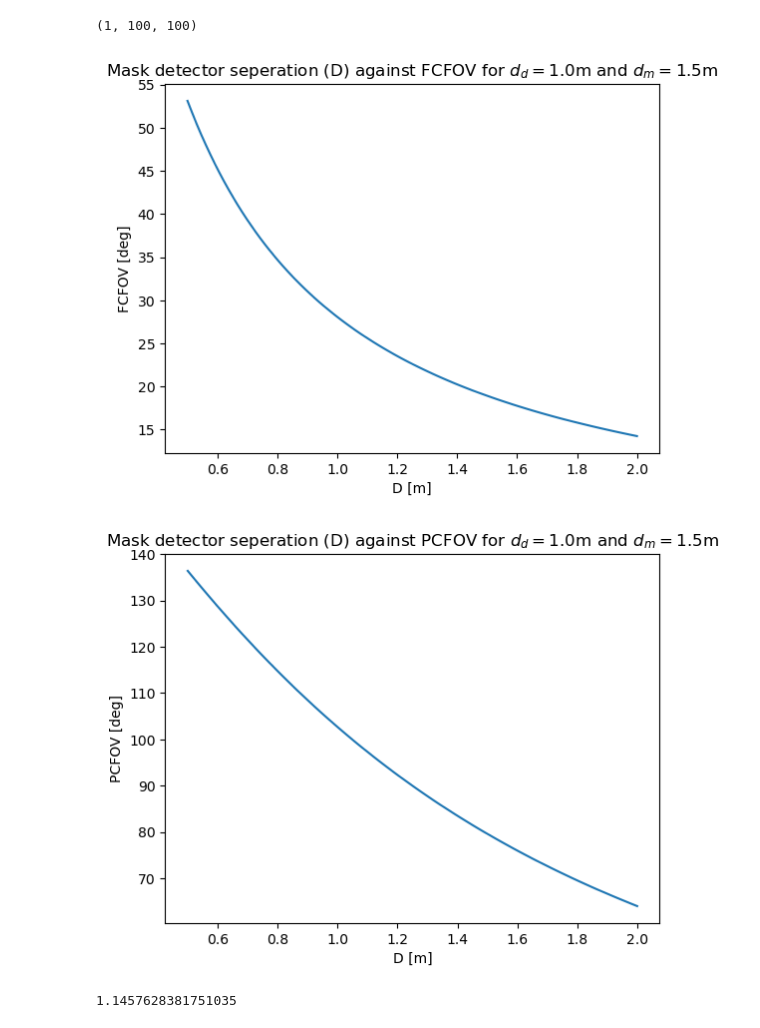
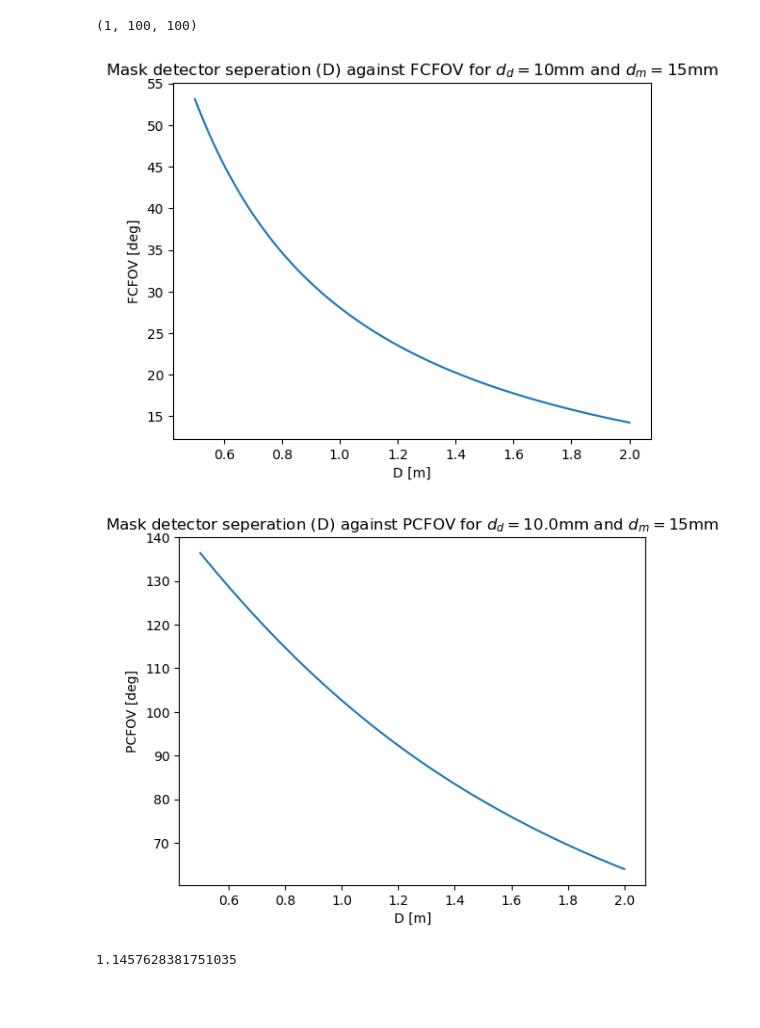
Before and after one commit to kl1ps3r/GRB-group-5, a Jupyter notebook: contour_maps.ipynb, the cells around one changed output. Cells and saved outputs as stored; diff of their text form; code cells hidden in the pictures; blank space fills up the shorter version.

Commit message:
Yeah, another boo boo, corrected values and units in titles of two line plots (PCFOV and FCFOV)

```diff
--- a/contour_maps.ipynb
+++ b/contour_maps.ipynb
@@ -24,26 +24,26 @@ FCFOV.shape
 plt.plot(D, FCFOV[0, 99, :])
 
 
-plt.title(r"Mask detector seperation (D) against FCFOV for $d_d = 1.0$m and $d_m = 1.5$m")
+plt.title(r"Mask detector seperation (D) against FCFOV for $d_d = 10$mm and $d_m = 15$mm")
 plt.xlabel("D [m]")
 plt.ylabel(r"FCFOV [deg]")
 
 plt.savefig("./mask_parameter_plots/FCFOV.png")
 # %% [output]
-[figure, old version]
+[figure, new version]
 # %%
 grid2 = np.meshgrid(d_m, d_d, D)
 PCFOV = Partially_Coded(*grid2)
 # %%
 plt.plot(D, PCFOV[0, 99, :])
 
-plt.title(r"Mask detector seperation (D) against PCFOV for $d_d = 1.0$m and $d_m = 1.5$m")
+plt.title(r"Mask detector seperation (D) against PCFOV for $d_d = 10.0$mm and $d_m = 15$mm")
 plt.xlabel("D [m]")
 plt.ylabel(r"PCFOV [deg]")
 
 plt.savefig("./mask_parameter_plots/PCFOV.png")
 # %% [output]
-[figure, old version]
+[figure, new version]
 # %%
 grid3 = np.meshgrid(l_m, D)
 
```
Also changed, not shown: 2 other files.
